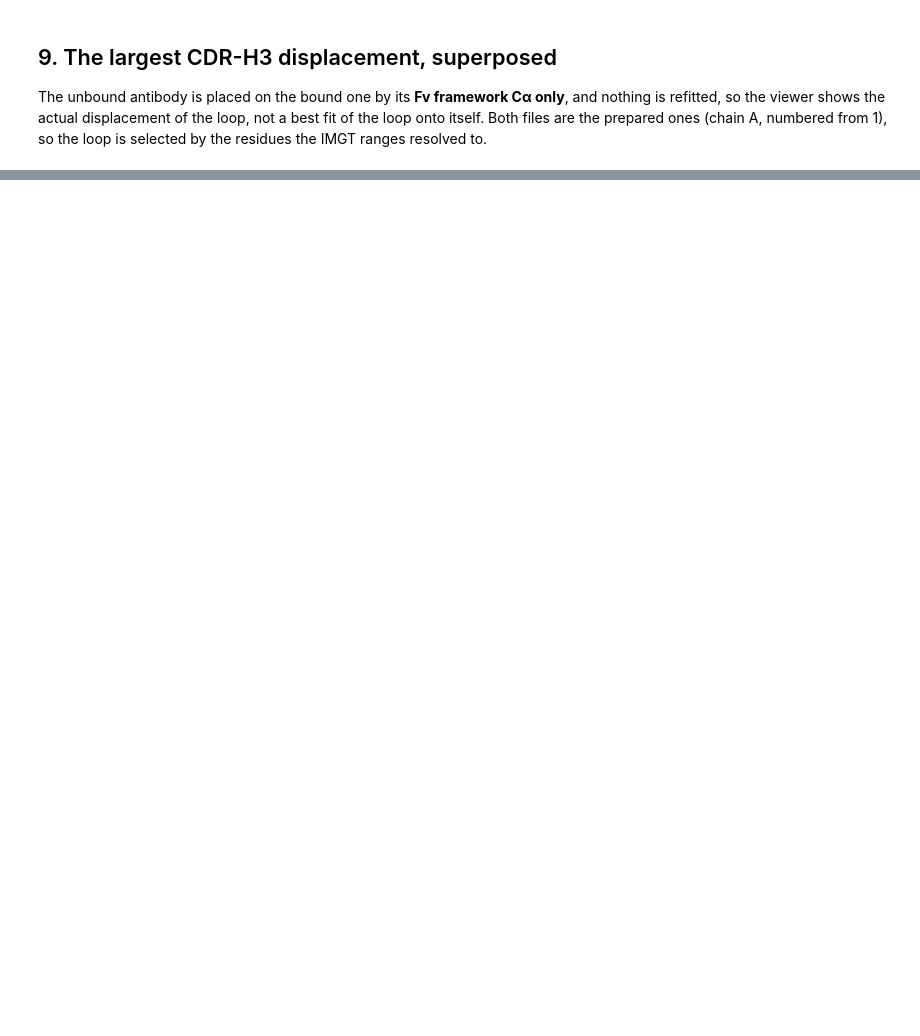
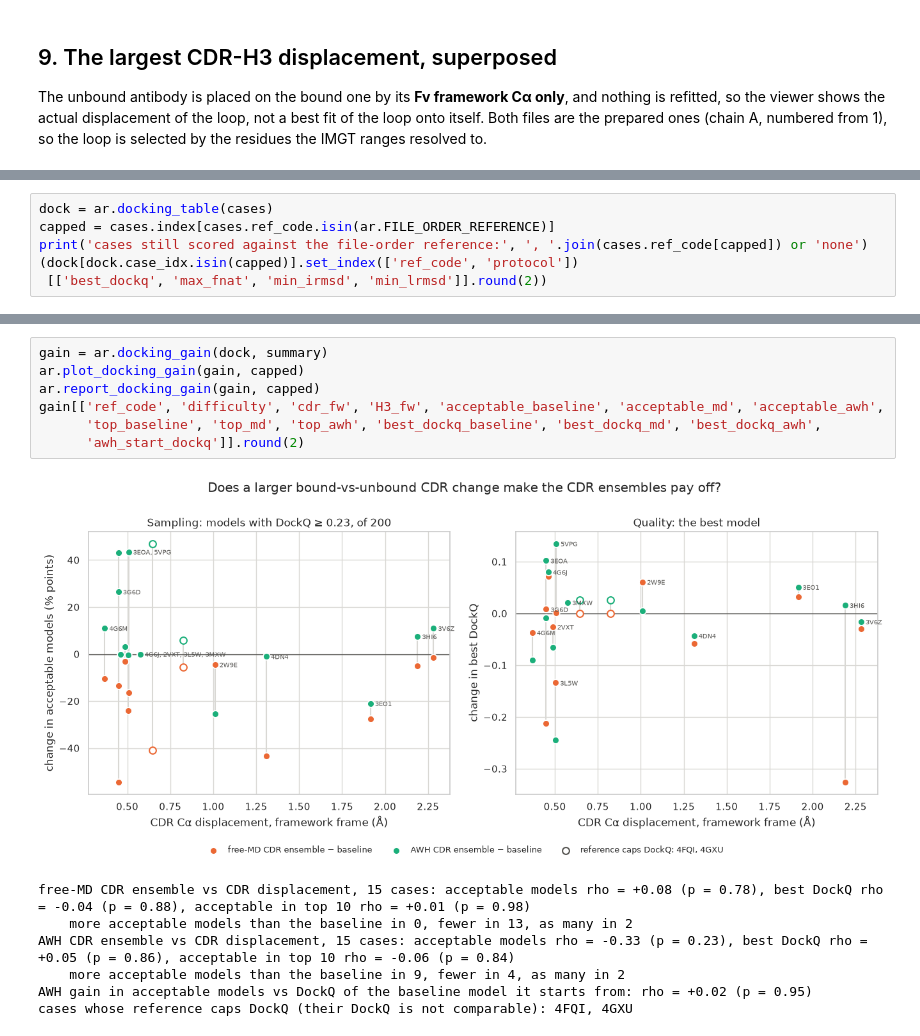
Before and after one commit to RubenChM/biobb_wf_antibody, a Jupyter notebook: biobb_wf_antibody/notebooks/exploration/ab_rmsds.ipynb, the cells around one changed output, grey strips where cells are left out. Drawn from its saved outputs; the diff is of its cells as text; blank space fills up the shorter version.

```diff
--- a/biobb_wf_antibody/notebooks/exploration/ab_rmsds.ipynb
+++ b/biobb_wf_antibody/notebooks/exploration/ab_rmsds.ipynb
@@ -623,0 +391,6 @@ NGLWidget()
+# %%
+dock = ar.docking_table(cases)
+capped = cases.index[cases.ref_code.isin(ar.FILE_ORDER_REFERENCE)]
+print('cases still scored against the file-order reference:', ', '.join(cases.ref_code[capped]) or 'none')
+(dock[dock.case_idx.isin(capped)].set_index(['ref_code', 'protocol'])
+ [['best_dockq', 'max_fnat', 'min_irmsd', 'min_lrmsd']].round(2))
@@ -623,0 +418,15 @@ NGLWidget()
+# %%
+gain = ar.docking_gain(dock, summary)
+ar.plot_docking_gain(gain, capped)
+ar.report_docking_gain(gain, capped)
+gain[['ref_code', 'difficulty', 'cdr_fw', 'H3_fw', 'acceptable_baseline', 'acceptable_md', 'acceptable_awh',
+      'top_baseline', 'top_md', 'top_awh', 'best_dockq_baseline', 'best_dockq_md', 'best_dockq_awh',
+      'awh_start_dockq']].round(2)
+# %% [output]
+[figure, added]
+free-MD CDR ensemble vs CDR displacement, 15 cases: acceptable models rho = +0.08 (p = 0.78), best DockQ rho = -0.04 (p = 0.88), acceptable in top 10 rho = +0.01 (p = 0.98)
+    more acceptable models than the baseline in 0, fewer in 13, as many in 2
+AWH CDR ensemble vs CDR displacement, 15 cases: acceptable models rho = -0.33 (p = 0.23), best DockQ rho = +0.05 (p = 0.86), acceptable in top 10 rho = -0.06 (p = 0.84)
+    more acceptable models than the baseline in 9, fewer in 4, as many in 2
+AWH gain in acceptable models vs DockQ of the baseline model it starts from: rho = +0.02 (p = 0.95)
+cases whose reference caps DockQ (their DockQ is not comparable): 4FQI, 4GXU
```
Also changed, not shown: parts of 43 cells of this notebook, 1 other file.
